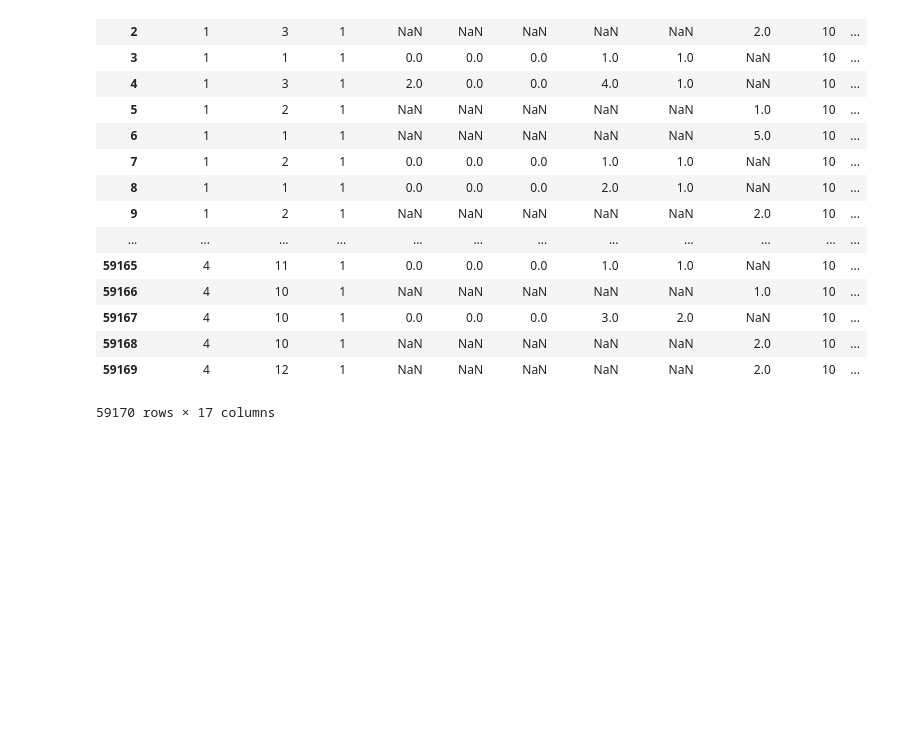
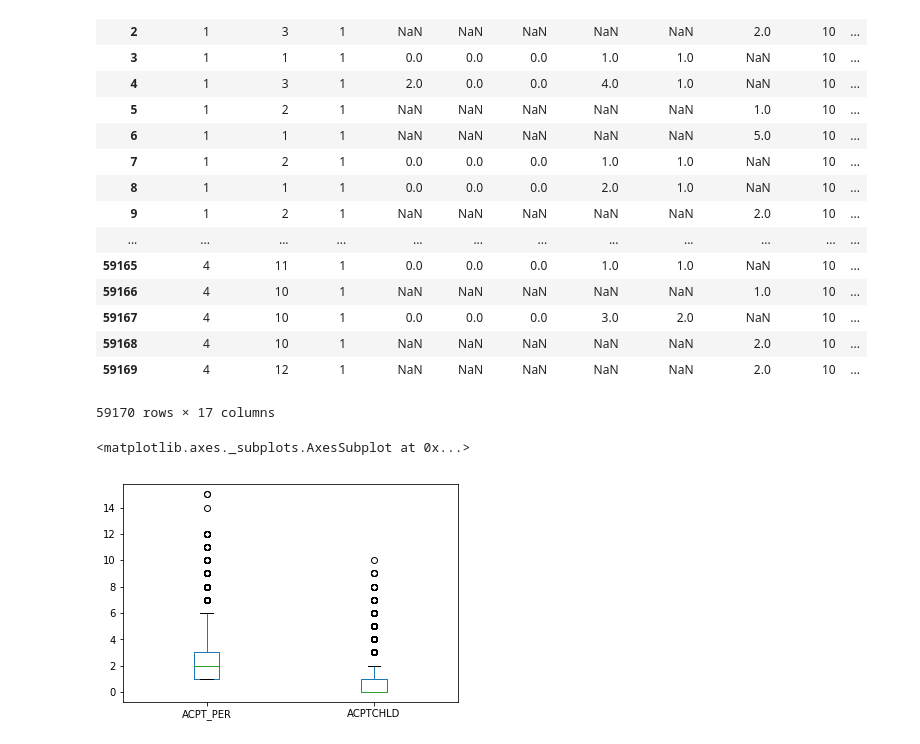
Before and after one commit to gsentveld/lunch_and_learn, a Jupyter notebook: notebooks/Explore_Files.ipynb, the cells around one changed output. Saved outputs shown, nothing was run; the diff lists cells and outputs as text; code cells hidden in the pictures; blank space fills up the shorter version.

```diff
--- a/notebooks/Explore_Files.ipynb
+++ b/notebooks/Explore_Files.ipynb
@@ -47,3 +50,8 @@ househld
 | 59168 | 4 | 10 | 1 | NaN | NaN | NaN | NaN | NaN | 2.0 | 10 | ... |
 | 59169 | 4 | 12 | 1 | NaN | NaN | NaN | NaN | NaN | 2.0 | 10 | ... |
 59170 rows × 17 columns
+# %%
+househld[['ACPT_PER','ACPTCHLD', ]].plot(kind='box')
+# %% [output]
+<matplotlib.axes._subplots.AxesSubplot at 0x...>
+[figure, added]
```
Also changed, not shown: parts of 12 cells of this notebook, 10 other files.
